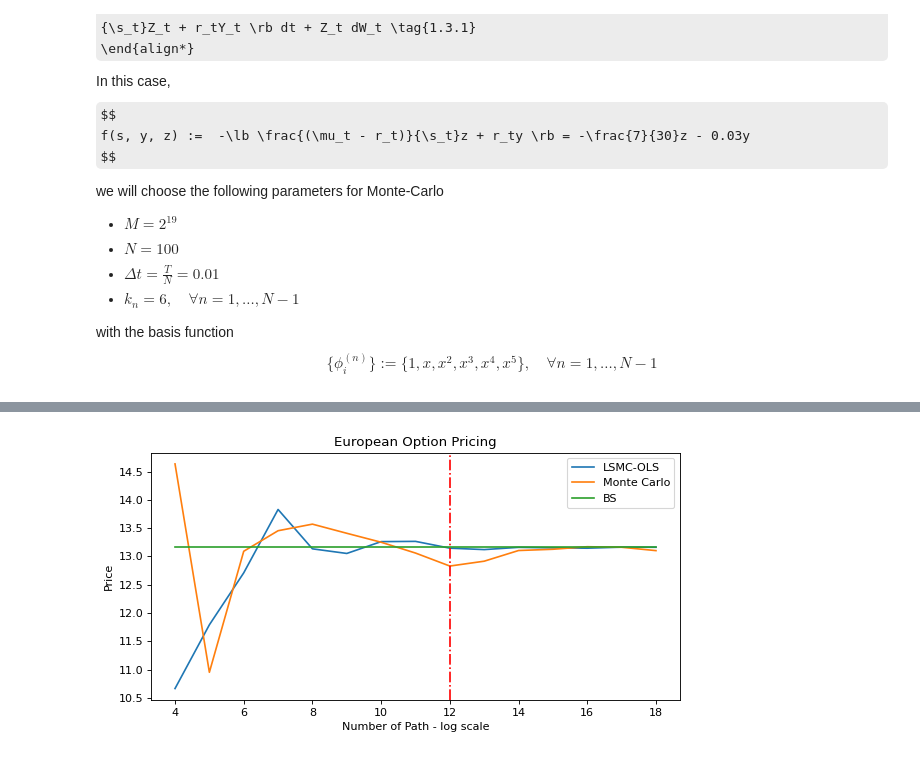
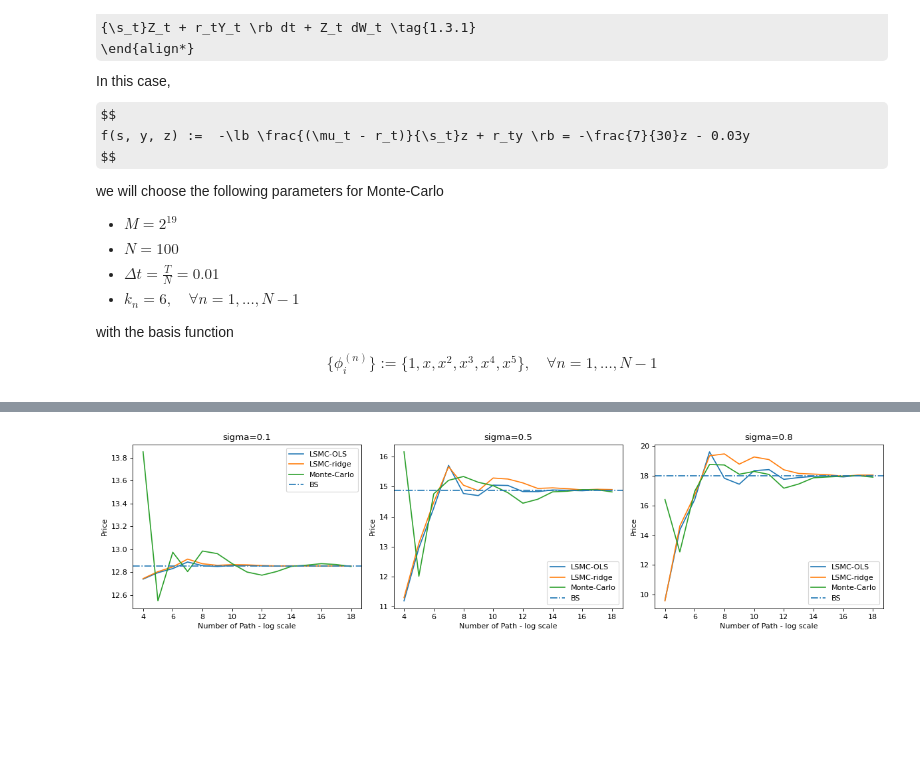
Before and after one commit to fuyin19/BSDE, a Jupyter notebook: demo/BSDE European option.ipynb, the cells around one changed output, grey strips where cells are left out. Cells and saved outputs as stored; diff of their text form; code cells hidden in the pictures; some formulas as TeX source; blank space fills up the shorter version.

Commit message:
Update for numerical examples with new implementation of FBSDEs

```diff
--- a/demo/BSDE European option.ipynb
+++ b/demo/BSDE European option.ipynb
@@ -129,21 +84,16 @@ plt.show()
+# %%
+# Run the engine
+
+engine_OLS = LSMC_engine(FBSDEs, configs_sim, config_model_OLS, LSMC_linear)
+engine_OLS.run()
+
+engine_ridge = LSMC_engine(FBSDEs, configs_sim, config_model_ridge, LSMC_linear)
+engine_ridge.run()
 # %%
-MC = []
-for M in [int(2**i) for i in np.arange(4, 19, 1)]:
-    MC.append(european_option.MC_EuroCall(S_0 = s0[0], K=K, T=T, r=r, sigma=sig, N=M, M=N))
+# Monte-Carlo
+
+MC_res = np.zeros((d2, len(sigs), len(Ms)))
+
+for (i, sig) in enumerate(sigs):
+    for (j, M) in enumerate(Ms):
+        MC_res[0, i, j] = eu.MC_EuroCall(S_0 = s0[0], K=K, T=T, r=r, sigma=sig, N=M, M=N)
-# %%
-x = [i for i in np.arange(4, 19, 1)]
-plt.figure(figsize=(7.5, 4), dpi=80)
-plt.plot(x, p_OLS, label='LSMC-OLS')
-plt.plot(x, MC, label='Monte Carlo')
-plt.plot(x, [BS_price]*len(x), label='BS')
-plt.axvline(x = 12, color = 'r', linestyle='-.')
-plt.legend()
-plt.xlabel('Number of Path - log scale')
-plt.ylabel('Price')
-plt.title('European Option Pricing')
-
-plt.tight_layout()
-plt.savefig('european_option.png', dpi=300, bbox_inches = "tight")
-plt.show()
-# %% [output]
-[figure, removed]
@@ -156,0 +100,27 @@ plt.show()
+# %%
+def plot_result(all_res, sigs, Ms):
+    f, axes = plt.subplots(1, len(sigs), figsize=(15, 4), dpi=80, sharex=True)
+    for (i, sig) in enumerate(sigs):
+        BS_price = eu.BS_EuroCall(S=s0[0], T=T, K=K, r=r, q=0, sig=sig)
+
+        # BSDE and Monte-Carlo
+        for res in all_res:
+            axes[i].plot(np.log2(Ms), res[0, i, :])
+
+        # BS
+        axes[i].axhline(BS_price, linestyle='-.')
+
+        # set labels, title, etc.
+        axes[i].legend(['LSMC-OLS', 'LSMC-ridge', 'Monte-Carlo', 'BS'])
+        axes[i].set_title('sigma={}'.format(sig))
+        axes[i].set_xlabel('Number of Path - log scale')
+        axes[i].set_ylabel('Price')
+
+    plt.tight_layout()
+    plt.savefig('european_option_update.png', dpi=300, bbox_inches = "tight")
+    plt.show()
+# %%
+all_res = [engine_OLS.res, engine_ridge.res, MC_res]
+plot_result(all_res, sigs, Ms)
+# %% [output]
+[figure, added]
```
Also changed, not shown: parts of 11 cells of this notebook, 9 other files.
